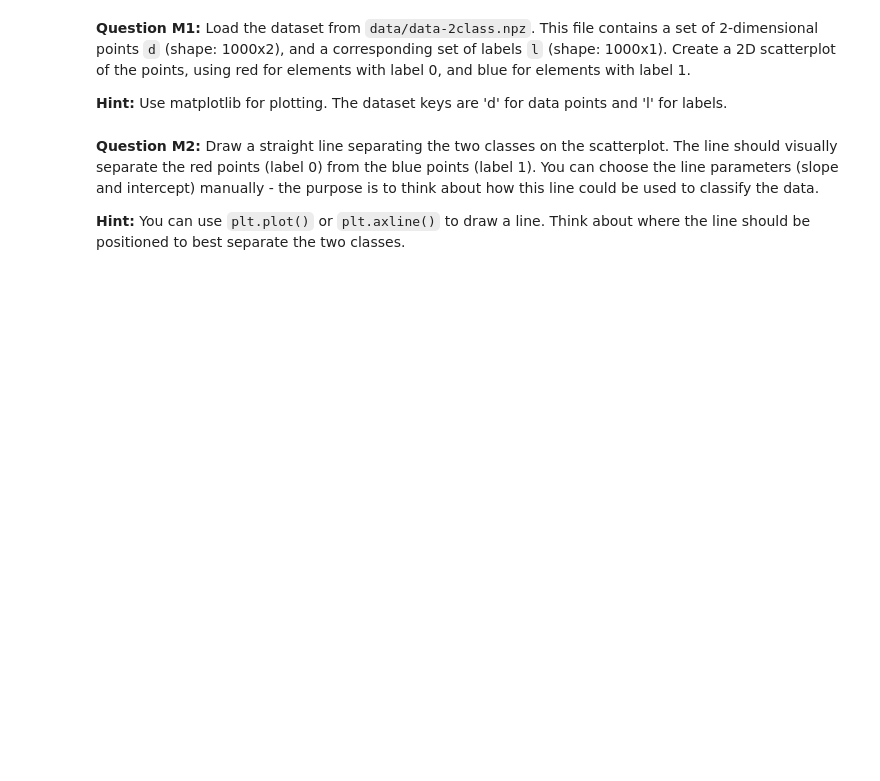
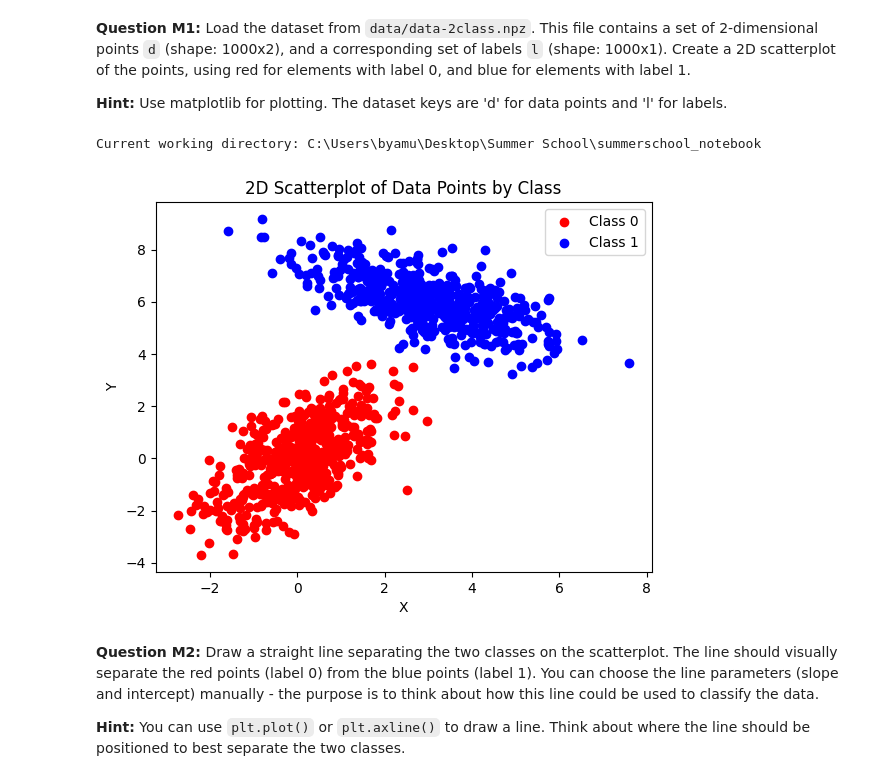
Before and after one commit to anthonybyamugisha/data_exporatory_analysis-with-UG-CPI-data, a Jupyter notebook: DSA_2026_Entry.ipynb, the cells around one changed output. Drawn from its saved outputs; the diff is of its cells as text; code cells hidden in the pictures; blank space fills up the shorter version.

```diff
--- a/DSA_2026_Entry.ipynb
+++ b/DSA_2026_Entry.ipynb
@@ -198,23 +288,31 @@ This section introduces you to data visualization and basic machine learning con
 # %%
 import matplotlib.pyplot as plt
 import numpy as np
 
+import os
+os.chdir(r"C:\Users\byamu\Desktop\Summer School\summerschool_notebook")
+print("Current working directory:", os.getcwd())
+
 # Load the dataset
-data = pd.load_npz('data/data-2class.npz')
+data = np.load("data/data-2class.npz")
 
 # Extract points and labels
-d = ...
-l = ...
+d = data['d']
+l = data['l'].flatten()
 
 # Create scatterplot
 # Red for label 0, blue for label 1
-plt.plot('scatterplot')
+plt.scatter(d[l == 0, 0], d[l == 0, 1], c='red', label='Class 0')
+plt.scatter(d[l == 1, 0], d[l == 1, 1], c='blue', label='Class 1')
 
 plt.xlabel('X')
 plt.ylabel('Y')
 plt.title('2D Scatterplot of Data Points by Class')
 plt.legend(['Class 0', 'Class 1'])
 plt.show()
+# %% [output]
+Current working directory: C:\Users\byamu\Desktop\Summer School\summerschool_notebook
+[figure, added]
 # %%
 grader.check("m1")
 # %% [markdown]
```
Also changed, not shown: parts of 14 cells of this notebook.
